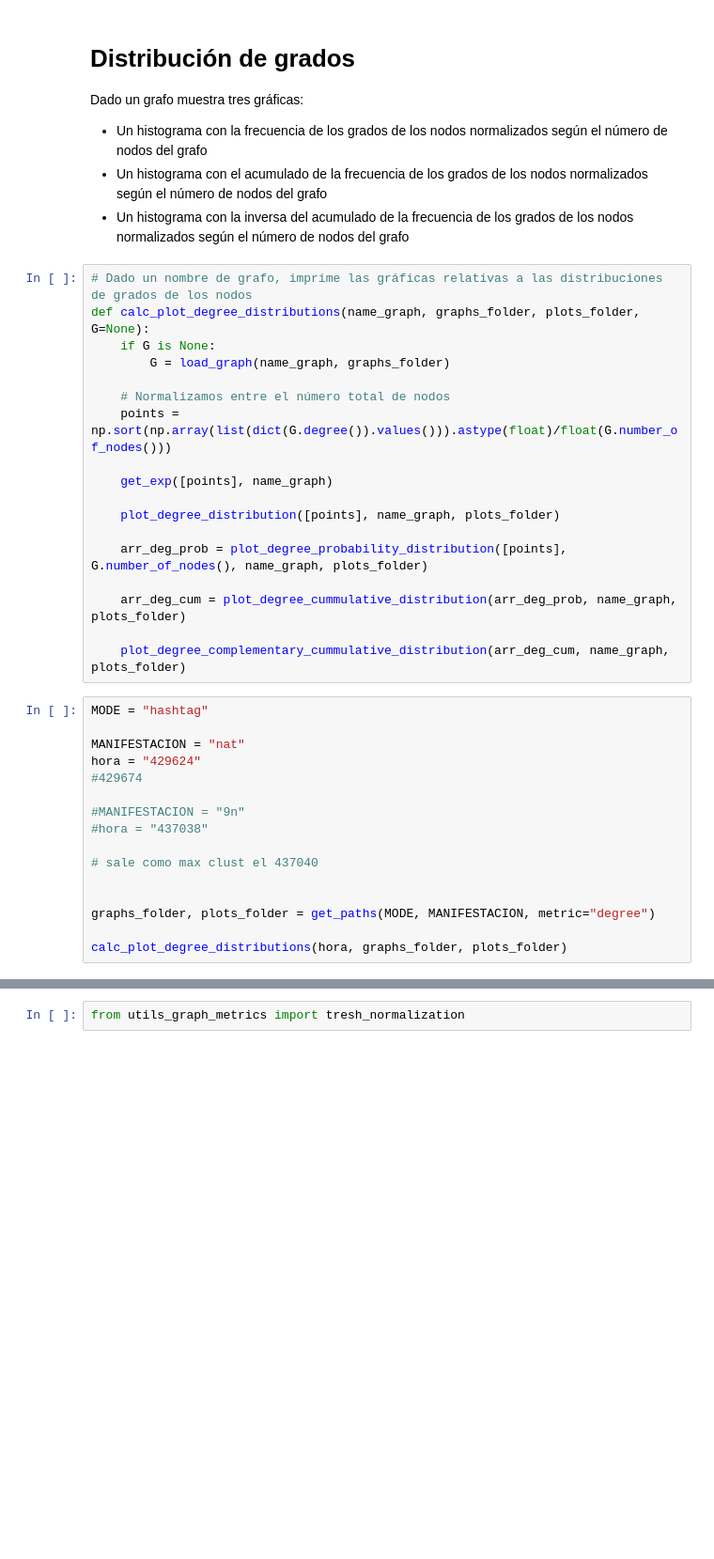
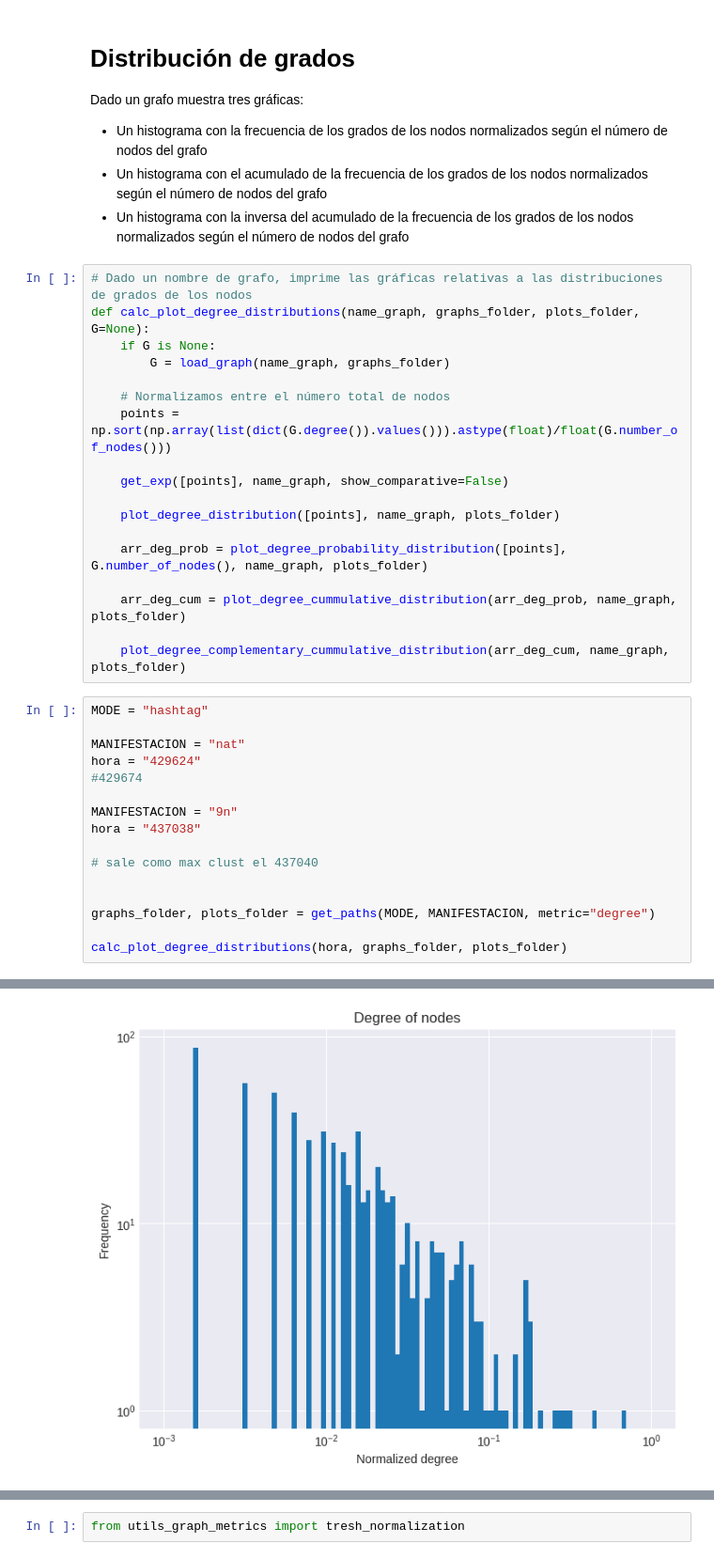
Before and after one commit to Manusua/Social_Manifestations_Fractal, a Jupyter notebook: degree_distribution.ipynb, the cells around one changed output, grey strips where cells are left out. Shown: that part at 94% size. Drawn from its saved outputs; the diff is of its cells as text; blank space fills up the shorter version.

```diff
--- a/degree_distribution.ipynb
+++ b/degree_distribution.ipynb
@@ -19,7 +19,7 @@ def calc_plot_degree_distributions(name_graph, graphs_folder, plots_folder, G=No
     # Normalizamos entre el número total de nodos
     points = np.sort(np.array(list(dict(G.degree()).values())).astype(float)/float(G.number_of_nodes()))
 
-    get_exp([points], name_graph)
+    get_exp([points], name_graph, show_comparative=False)
 
     plot_degree_distribution([points], name_graph, plots_folder)
 
@@ -35,8 +35,8 @@ MANIFESTACION = "nat"
 hora = "429624"
 #429674
 
-#MANIFESTACION = "9n"
-#hora = "437038"
+MANIFESTACION = "9n"
+hora = "437038"
 
 # sale como max clust el 437040
 
@@ -57,0 +65 @@ AttributeError: KS
+[figure, added]
```
Also changed, not shown: parts of 1 cell of this notebook, 6 other files.
